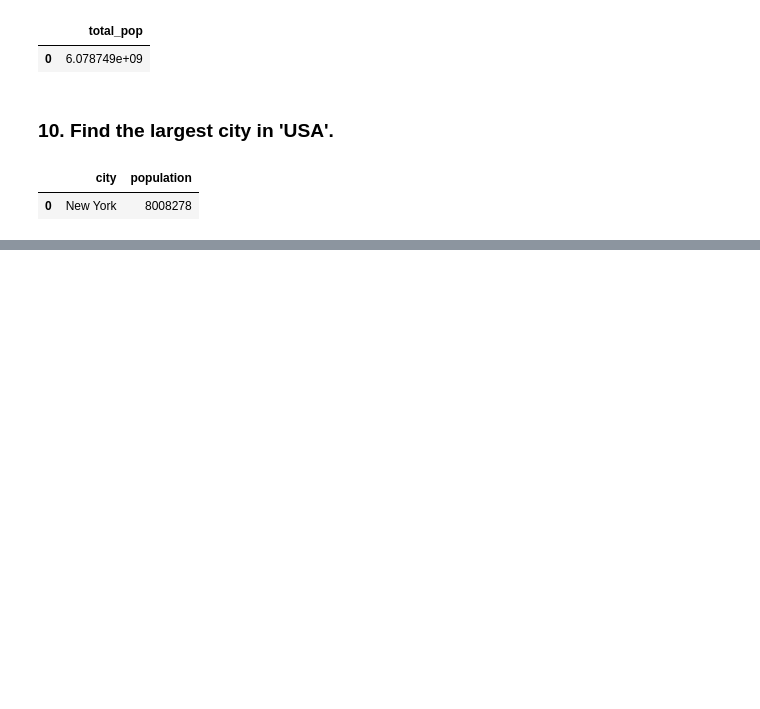
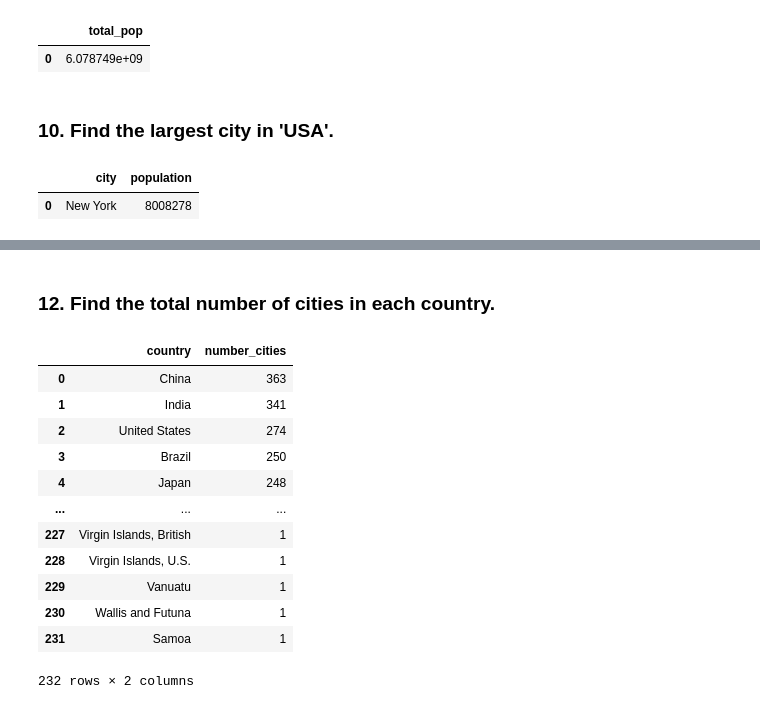
Before and after one commit to chusk2/databases_practice, a Jupyter notebook: world_questions.ipynb, the cells around one changed output, grey strips where cells are left out. Drawn from its saved outputs; the diff is of its cells as text; code cells hidden in the pictures; blank space fills up the shorter version.

```diff
--- a/world_questions.ipynb
+++ b/world_questions.ipynb
@@ -192,0 +222,28 @@ pd.read_sql(query, con=engine)
+# %% [markdown]
+### 12. Find the total number of cities in each country.
+# %%
+query = '''
+select
+    country.name as country,
+    count(city.id) as number_cities
+from city
+join country on country.code = city.countrycode
+group by 1
+order by 2 desc ;
+'''
+
+pd.read_sql_query(query, con = engine)
+# %% [output]
+|  | country | number_cities |
+| 0 | China | 363 |
+| 1 | India | 341 |
+| 2 | United States | 274 |
+| 3 | Brazil | 250 |
+| 4 | Japan | 248 |
+| ... | ... | ... |
+| 227 | Virgin Islands, British | 1 |
+| 228 | Virgin Islands, U.S. | 1 |
+| 229 | Vanuatu | 1 |
+| 230 | Wallis and Futuna | 1 |
+| 231 | Samoa | 1 |
+232 rows × 2 columns
```
Also changed, not shown: parts of 25 cells of this notebook.
